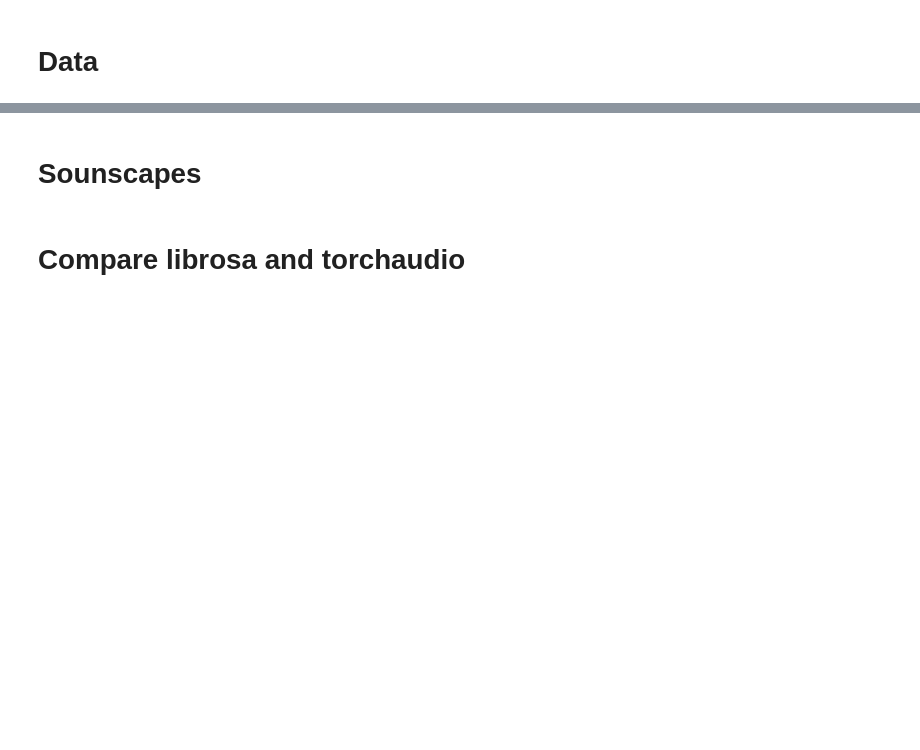
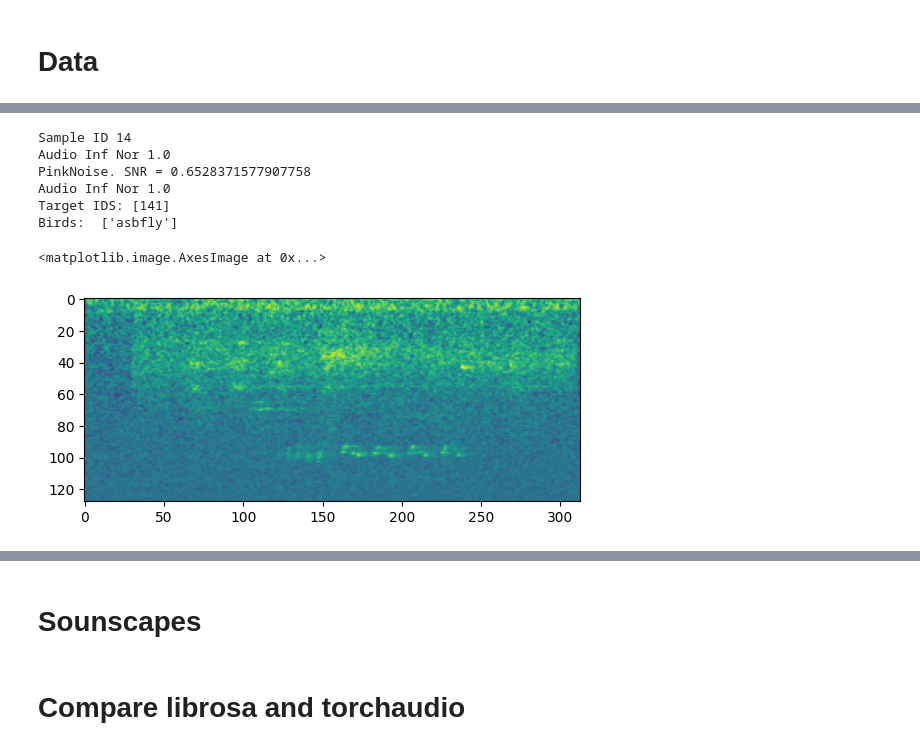
Before and after one commit to VSydorskyy/BirdCLEF_2025_2nd_place, a Jupyter notebook: notebooks/test_modules.ipynb, the cells around one changed output, grey strips where cells are left out. Saved outputs shown, nothing was run; the diff lists cells and outputs as text; code cells hidden in the pictures; blank space fills up the shorter version.

```diff
--- a/notebooks/test_modules.ipynb
+++ b/notebooks/test_modules.ipynb
@@ -200,0 +352,2 @@ train_dataset_full = WaveAllFileDataset(
+# %%
+id2bird = {v:k for k,v in train_dataset.label_str2int.items()}
@@ -241,10 +491,22 @@ sample_au.min(), sample_au.max()
 # %%
 # sample_au, target_au = train_dataset[0]
-sample_au, target_au = train_dataset[120]
+sample_id = 14 #np.random.randint(0, len(train_dataset))
+print("Sample ID", sample_id)
+sample_au, target_au = train_dataset[sample_id]
 
 print("Target IDS:", np.where(target_au > 0)[0])
+print("Birds: ", [id2bird[el] for el in np.where(target_au > 0)[0]])
 
 # plt.figure(figsize=(20,10))
 spec = mel_spec(torch.from_numpy(sample_au)[None,...])
 plt.imshow(spec[0])
 # plt.show()
+# %% [output]
+Sample ID 14
+Audio Inf Nor 1.0
+PinkNoise. SNR = 0.6528371577907758
+Audio Inf Nor 1.0
+Target IDS: [141]
+Birds:  ['asbfly']
+<matplotlib.image.AxesImage at 0x...>
+[figure, added]
```
Also changed, not shown: parts of 72 cells of this notebook, 28 other files.
